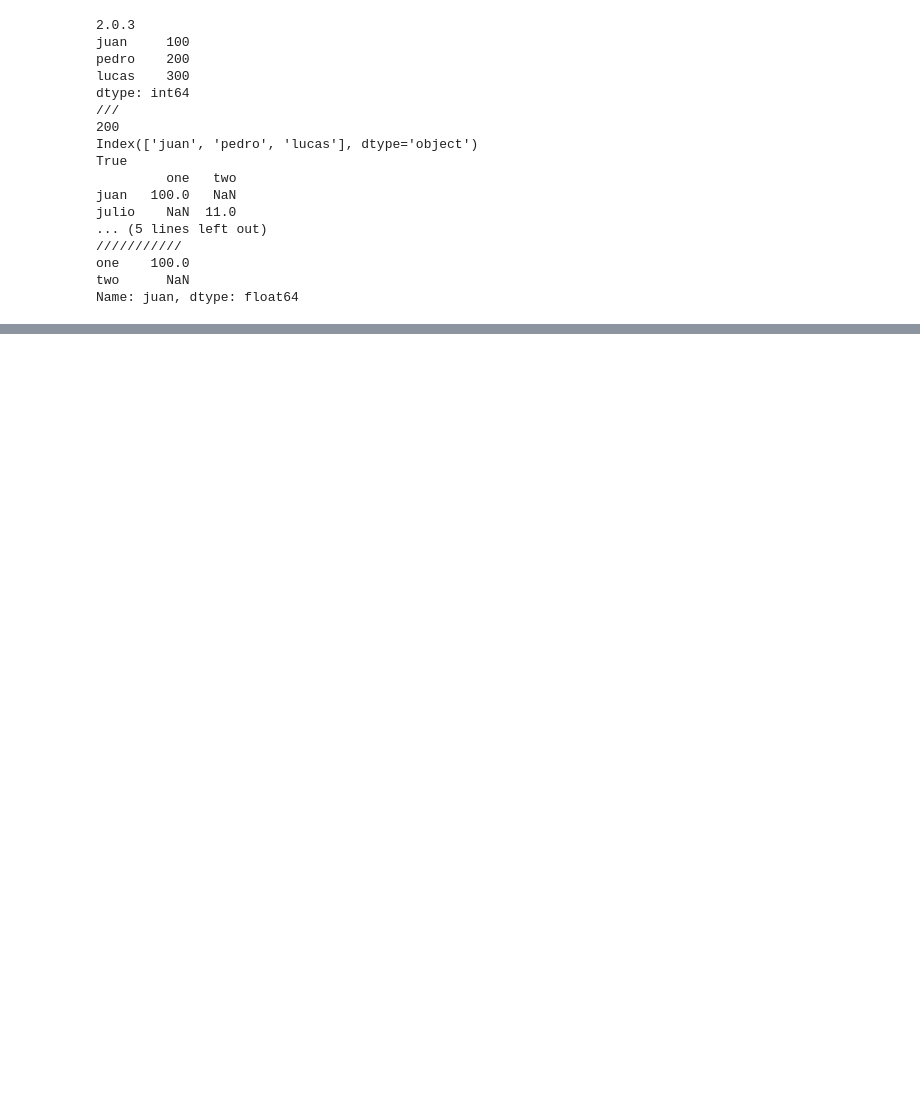
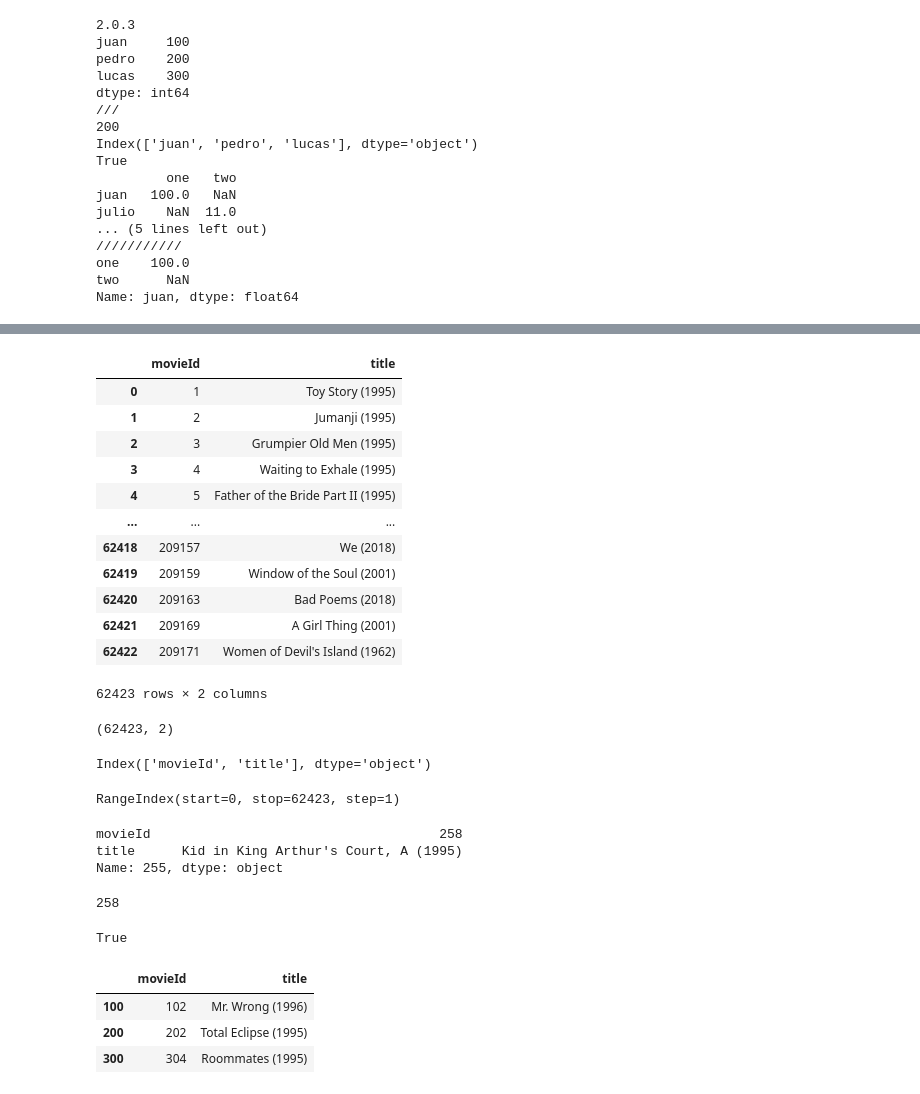
Before and after one commit to mmmerlyd/InteligenciaArtificial, a Jupyter notebook: Te_damos_la_bienvenida_a_Colaboratory.ipynb, the cells around one changed output, grey strips where cells are left out. Saved outputs shown, nothing was run; the diff lists cells and outputs as text; code cells hidden in the pictures; blank space fills up the shorter version.

```diff
--- a/Te_damos_la_bienvenida_a_Colaboratory.ipynb
+++ b/Te_damos_la_bienvenida_a_Colaboratory.ipynb
@@ -46,0 +87,28 @@ Name: juan, dtype: float64
+# %%
+df
+# %% [output]
+|  | movieId | title |
+| 0 | 1 | Toy Story (1995) |
+| 1 | 2 | Jumanji (1995) |
+| 2 | 3 | Grumpier Old Men (1995) |
+| 3 | 4 | Waiting to Exhale (1995) |
+| 4 | 5 | Father of the Bride Part II (1995) |
+| ... | ... | ... |
+| 62418 | 209157 | We (2018) |
+| 62419 | 209159 | Window of the Soul (2001) |
+| 62420 | 209163 | Bad Poems (2018) |
+| 62421 | 209169 | A Girl Thing (2001) |
+| 62422 | 209171 | Women of Devil's Island (1962) |
+62423 rows × 2 columns
+# %%
+df.shape
+# %% [output]
+(62423, 2)
+# %%
+df.columns
+# %% [output]
+Index(['movieId', 'title'], dtype='object')
+# %%
+df.index
+# %% [output]
+RangeIndex(start=0, stop=62423, step=1)
@@ -46,0 +117,22 @@ Name: juan, dtype: float64
+# %%
+tmp
+# %% [output]
+movieId                                     258
+title      Kid in King Arthur's Court, A (1995)
+Name: 255, dtype: object
+# %%
+tmp['movieId']
+# %% [output]
+258
+# %%
+'title' in df.columns
+# %% [output]
+True
+# %%
+# 3 muestras
+df.iloc[[100,200,300]]
+# %% [output]
+|  | movieId | title |
+| 100 | 102 | Mr. Wrong (1996) |
+| 200 | 202 | Total Eclipse (1995) |
+| 300 | 304 | Roommates (1995) |
```
Also changed, not shown: parts of 9 cells of this notebook.
